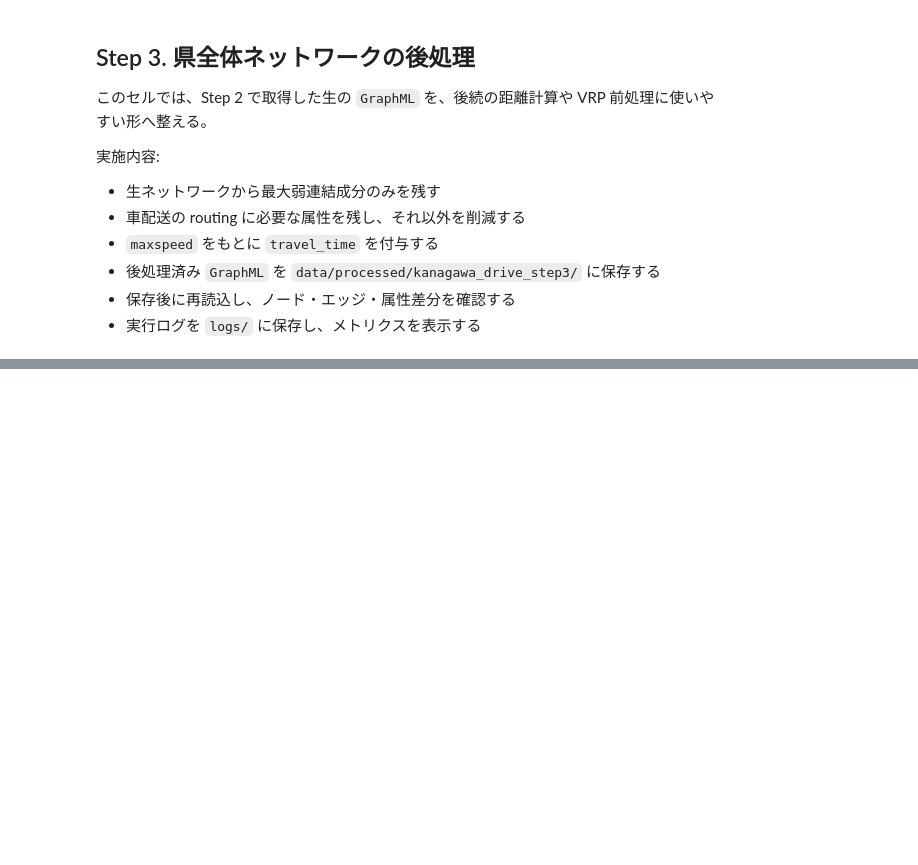
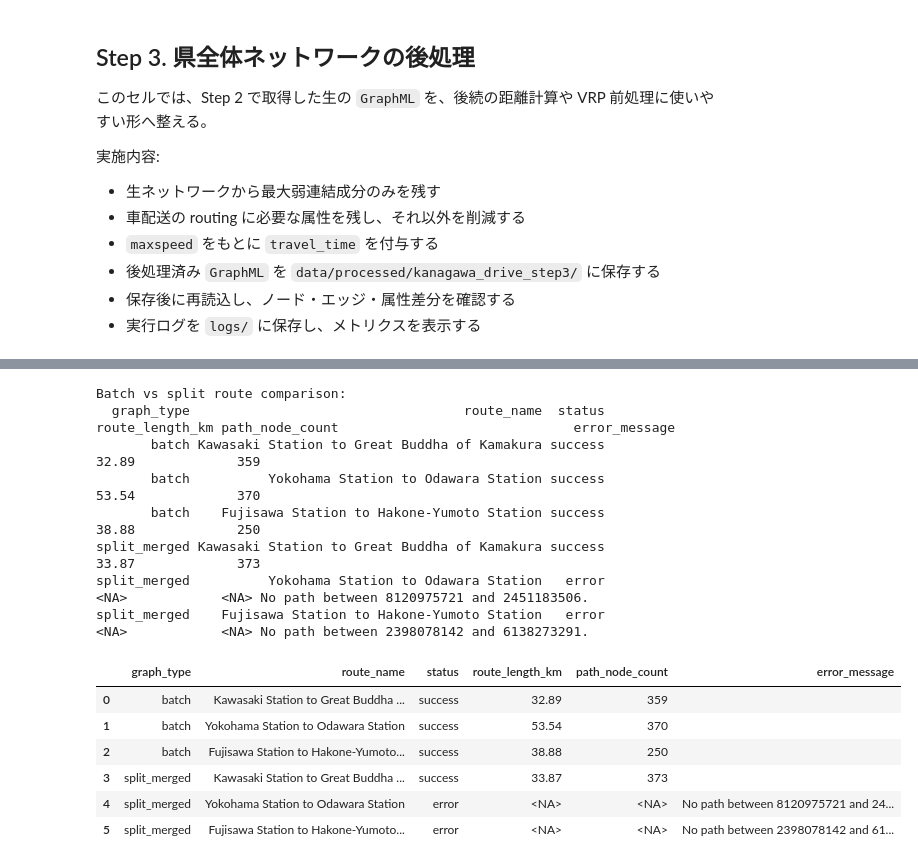
Before and after one commit to 19HY21/vrp-road-network-optimization, a Jupyter notebook: notebooks/001_osm_network_feasibility_validation_plan.ipynb, the cells around one changed output, grey strips where cells are left out. Drawn from its saved outputs; the diff is of its cells as text; code cells hidden in the pictures; blank space fills up the shorter version.

```diff
--- a/notebooks/001_osm_network_feasibility_validation_plan.ipynb
+++ b/notebooks/001_osm_network_feasibility_validation_plan.ipynb
@@ -359,0 +1509,72 @@ Differences found after reload: none
+# %%
+STEP4_BATCH_VS_SPLIT_PATH = OUTPUT_METRICS_DIR / 'kanagawa_batch_vs_split_route_checks.csv'
+
+
+def projected_route_check(graph, route_points):
+    projected_graph = ox.project_graph(graph)
+    projected_crs = projected_graph.graph['crs']
+    projected_crs_value = projected_crs.to_string() if hasattr(projected_crs, 'to_string') else str(projected_crs)
+    transformer = Transformer.from_crs('EPSG:4326', projected_crs_value, always_xy=True)
+    records = []
+    for route in route_points:
+        try:
+            start_x, start_y = transformer.transform(route['start_lon'], route['start_lat'])
+            end_x, end_y = transformer.transform(route['end_lon'], route['end_lat'])
+            start_node = nearest_node_without_optional_deps(projected_graph, start_x, start_y)
+            end_node = nearest_node_without_optional_deps(projected_graph, end_x, end_y)
+            route_nodes = nx.shortest_path(graph, start_node, end_node, weight='length')
+            route_length_m = nx.path_weight(graph, route_nodes, weight='length')
+            records.append(
+                {
+                    'route_name': route['route_name'],
+                    'status': 'success',
+                    'route_length_km': round(route_length_m / 1000, 2),
+                    'path_node_count': len(route_nodes),
+                    'error_message': '',
+                }
+            )
+        except Exception as exc:
+            records.append(
+                {
+                    'route_name': route['route_name'],
+                    'status': 'error',
+                    'route_length_km': pd.NA,
+                    'path_node_count': pd.NA,
+                    'error_message': str(exc).replace('\n', ' ')[:1000],
+                }
+            )
+    return pd.DataFrame(records)
+
+
+batch_graph = ox.load_graphml(GRAPH_PATH)
+split_graph = ox.load_graphml(STEP4_OUTPUT_GRAPH_PATH)
+
+batch_route_df = projected_route_check(batch_graph, STEP4_ROUTE_POINTS)
+batch_route_df['graph_type'] = 'batch'
+split_route_df = projected_route_check(split_graph, STEP4_ROUTE_POINTS)
+split_route_df['graph_type'] = 'split_merged'
+
+batch_vs_split_df = pd.concat([batch_route_df, split_route_df], ignore_index=True)
+batch_vs_split_df = batch_vs_split_df[['graph_type', 'route_name', 'status', 'route_length_km', 'path_node_count', 'error_message']]
+batch_vs_split_df.to_csv(STEP4_BATCH_VS_SPLIT_PATH, index=False, encoding='utf-8-sig')
+
+print('Batch vs split route comparison:')
+print(batch_vs_split_df.to_string(index=False))
+
+batch_vs_split_df
+# %% [output]
+Batch vs split route comparison:
+  graph_type                                   route_name  status route_length_km path_node_count                              error_message
+       batch Kawasaki Station to Great Buddha of Kamakura success           32.89             359
+       batch          Yokohama Station to Odawara Station success           53.54             370
+       batch    Fujisawa Station to Hakone-Yumoto Station success           38.88             250
+split_merged Kawasaki Station to Great Buddha of Kamakura success           33.87             373
+split_merged          Yokohama Station to Odawara Station   error            <NA>            <NA> No path between 8120975721 and 2451183506.
+split_merged    Fujisawa Station to Hakone-Yumoto Station   error            <NA>            <NA> No path between 2398078142 and 6138273291.
+|  | graph_type | route_name | status | route_length_km | path_node_count | error_message |
+| 0 | batch | Kawasaki Station to Great Buddha ... | success | 32.89 | 359 |  |
+| 1 | batch | Yokohama Station to Odawara Station | success | 53.54 | 370 |  |
+| 2 | batch | Fujisawa Station to Hakone-Yumoto... | success | 38.88 | 250 |  |
+| 3 | split_merged | Kawasaki Station to Great Buddha ... | success | 33.87 | 373 |  |
+| 4 | split_merged | Yokohama Station to Odawara Station | error | <NA> | <NA> | No path between 8120975721 and 24... |
+| 5 | split_merged | Fujisawa Station to Hakone-Yumoto... | error | <NA> | <NA> | No path between 2398078142 and 61... |
```
Also changed, not shown: parts of 13 cells of this notebook, 15 other files.
